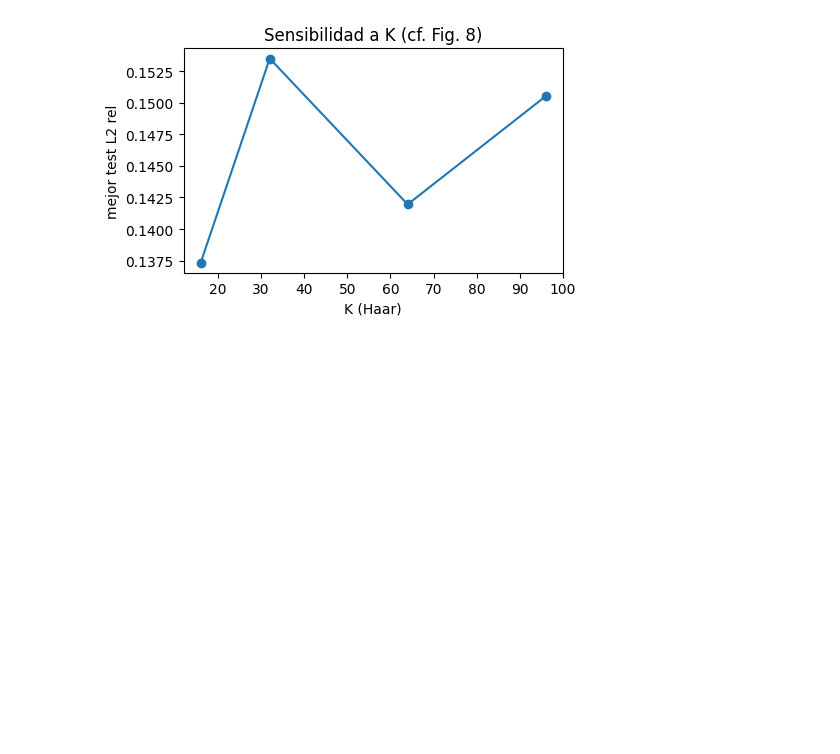
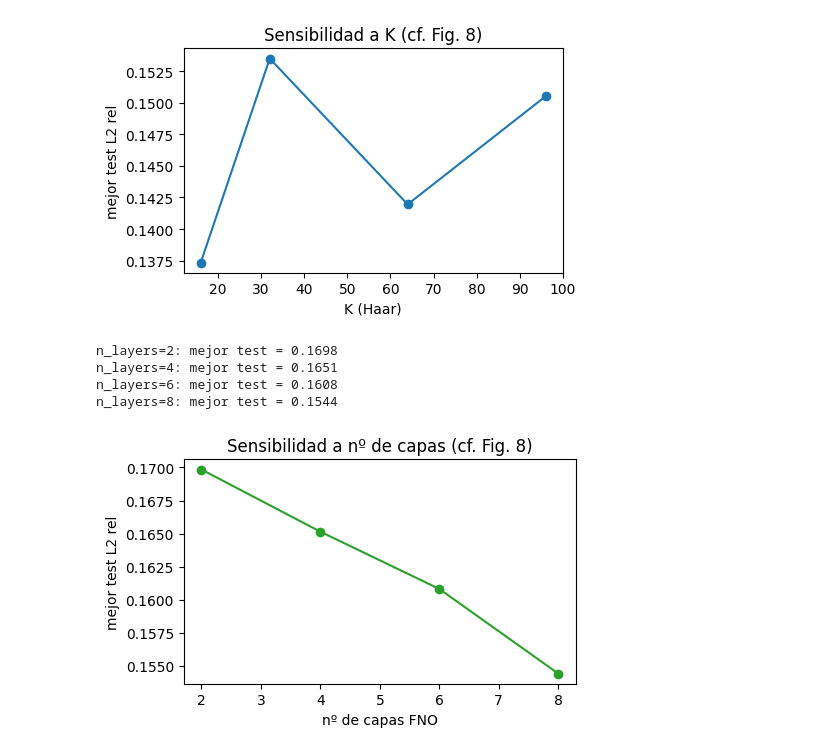
Before and after one commit to enzo-toledo/spde-wce-fno, a Jupyter notebook: phi41_work/phi41_fspdeno_X0Wmap.ipynb, the cells around one changed output. Saved outputs shown, nothing was run; the diff lists cells and outputs as text; code cells hidden in the pictures; blank space fills up the shorter version.

```diff
--- a/phi41_work/phi41_fspdeno_X0Wmap.ipynb
+++ b/phi41_work/phi41_fspdeno_X0Wmap.ipynb
@@ -430,3 +433,53 @@ K= 32: mejor test = 0.1535
 K= 64: mejor test = 0.1420
 K= 96: mejor test = 0.1505
 [figure]
+# %%
+# ============ Barrido en nº de capas FNO -> sensibilidad (Fig. 8, panel derecho) ============
+# Varia n_layers fijando K=K_HAAR, S, M. No hay explosion combinatoria (solo profundidad).
+def correr_layers(n_layers, epochs=120):
+    Qh_ = haar_ortonormal(K_HAAR, ssol)
+    Qt_ = torch.tensor(Qh_.astype(np.float32)).to(device)
+    Kout_ = Qh_.shape[1]
+    net_ = FNO1d(in_c, Kout_, WIDTH, MODES, n_layers).to(device)   # <- varia n_layers
+    opt_ = torch.optim.Adam(net_.parameters(), lr=LR)
+    sch_ = torch.optim.lr_scheduler.ReduceLROnPlateau(opt_, factor=0.1, patience=15)
+    rec = lambda C: torch.einsum("bxk,tk->btx", C, Qt_)
+    best_ = float("inf")
+    for ep in range(epochs):
+        net_.train()
+        perm = torch.randperm(len(Xin_tr))
+        for i in range(0, len(perm), BS):
+            idx = perm[i : i + BS]
+            opt_.zero_grad()
+            l = rel_l2(rec(net_(Xin_tr[idx])), Y_tr[idx])
+            l.backward()
+            opt_.step()
+        net_.eval()
+        with torch.no_grad():
+            e = rel_l2(rec(net_(Xin_te)), Y_te).item()
+        sch_.step(e)
+        best_ = min(best_, e)
+    return best_
+
+
+Ls = [2, 4, 6, 8]  # valores test del paper (Fig. 8, panel derecho)
+errs_L = []
+for L in Ls:
+    e = correr_layers(L)
+    errs_L.append(e)
+    print(f"n_layers={L}: mejor test = {e:.4f}")
+
+fig, ax = plt.subplots(figsize=(5, 3.2))
+ax.plot(Ls, errs_L, "o-", color="tab:green")
+ax.set_xlabel("nº de capas FNO")
+ax.set_ylabel("mejor test L2 rel")
+ax.set_title("Sensibilidad a nº de capas (cf. Fig. 8)")
+plt.tight_layout()
+plt.savefig("sensibilidad_capas_X0Wmap.pdf")
+plt.show()
+# %% [output]
+n_layers=2: mejor test = 0.1698
+n_layers=4: mejor test = 0.1651
+n_layers=6: mejor test = 0.1608
+n_layers=8: mejor test = 0.1544
+[figure, added]
```
Also changed, not shown: parts of 3 cells of this notebook, 2 other files.
